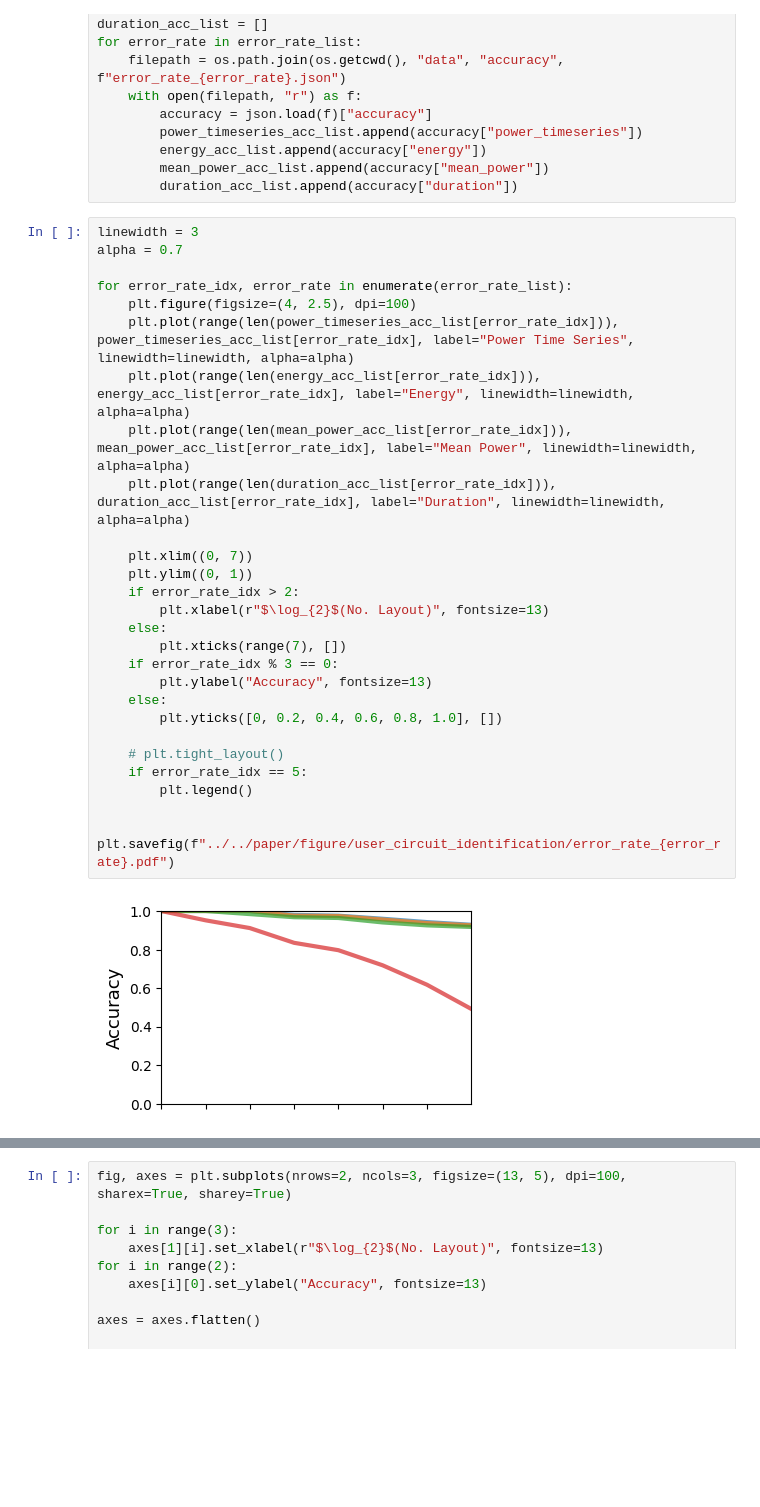
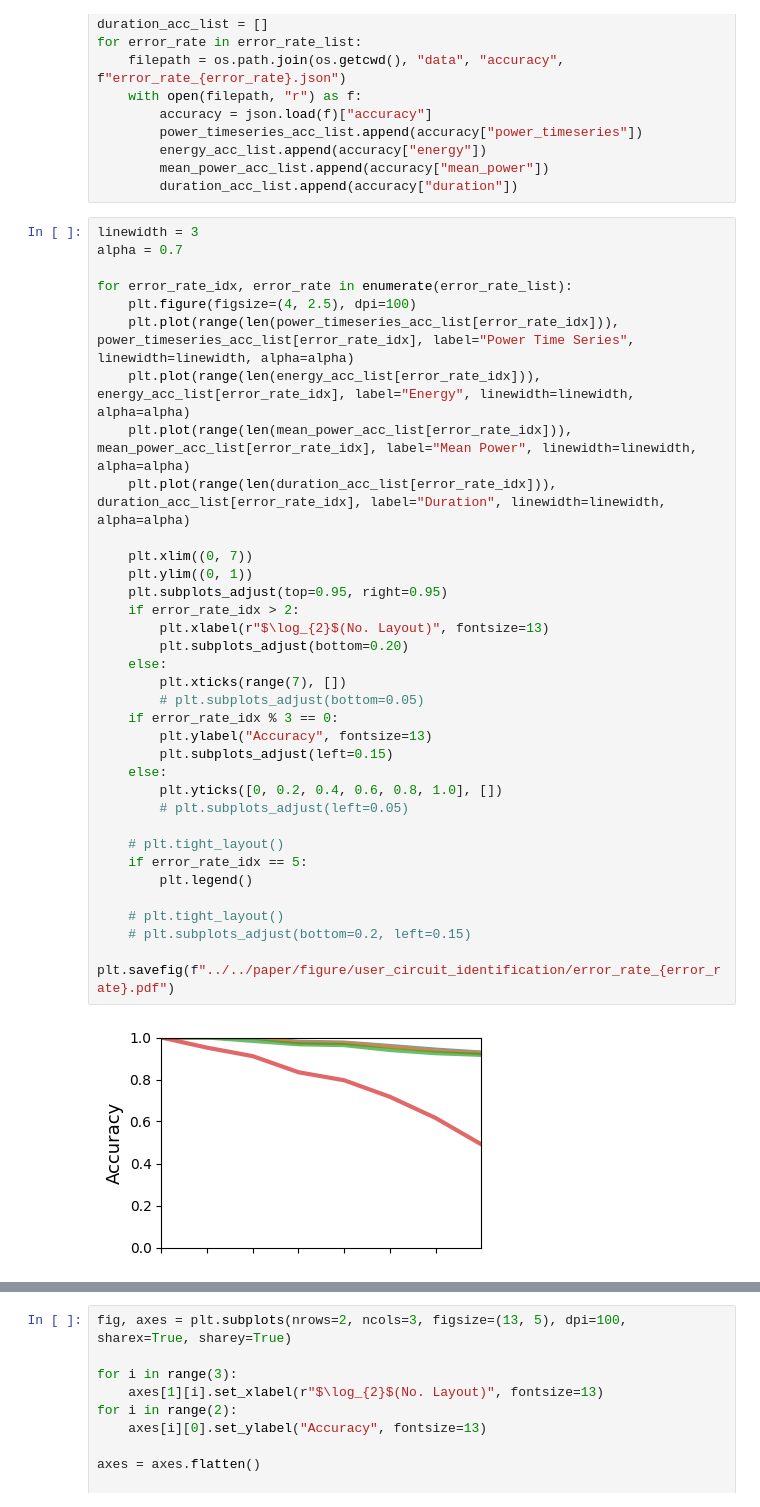
Before and after one commit to chuanqixu/quantum-computing-power-side-channel-attacks, a Jupyter notebook: experiments/user_circuit_identification/plot_accuracy.ipynb, the cells around one changed output, grey strips where cells are left out. Saved outputs shown, nothing was run; the diff lists cells and outputs as text; blank space fills up the shorter version.

Commit message:
update/update figures

```diff
--- a/experiments/user_circuit_identification/plot_accuracy.ipynb
+++ b/experiments/user_circuit_identification/plot_accuracy.ipynb
@@ -22,29 +22,36 @@ for error_rate in error_rate_list:
 # %%
 linewidth = 3
 alpha = 0.7
 
 for error_rate_idx, error_rate in enumerate(error_rate_list):
     plt.figure(figsize=(4, 2.5), dpi=100)
     plt.plot(range(len(power_timeseries_acc_list[error_rate_idx])), power_timeseries_acc_list[error_rate_idx], label="Power Time Series", linewidth=linewidth, alpha=alpha)
     plt.plot(range(len(energy_acc_list[error_rate_idx])), energy_acc_list[error_rate_idx], label="Energy", linewidth=linewidth, alpha=alpha)
     plt.plot(range(len(mean_power_acc_list[error_rate_idx])), mean_power_acc_list[error_rate_idx], label="Mean Power", linewidth=linewidth, alpha=alpha)
     plt.plot(range(len(duration_acc_list[error_rate_idx])), duration_acc_list[error_rate_idx], label="Duration", linewidth=linewidth, alpha=alpha)
 
     plt.xlim((0, 7))
     plt.ylim((0, 1))
+    plt.subplots_adjust(top=0.95, right=0.95)
     if error_rate_idx > 2:
         plt.xlabel(r"$\log_{2}$(No. Layout)", fontsize=13)
+        plt.subplots_adjust(bottom=0.20)
     else:
         plt.xticks(range(7), [])
+        # plt.subplots_adjust(bottom=0.05)
     if error_rate_idx % 3 == 0:
         plt.ylabel("Accuracy", fontsize=13)
+        plt.subplots_adjust(left=0.15)
     else:
         plt.yticks([0, 0.2, 0.4, 0.6, 0.8, 1.0], [])
+        # plt.subplots_adjust(left=0.05)
 
     # plt.tight_layout()
     if error_rate_idx == 5:
         plt.legend()
 
+    # plt.tight_layout()
+    # plt.subplots_adjust(bottom=0.2, left=0.15)
     plt.savefig(f"../../paper/figure/user_circuit_identification/error_rate_{error_rate}.pdf")
 # %% [output]
-[figure, old version]
+[figure, new version]
```
Also changed, not shown: parts of 1 cell of this notebook, 6 other files.
